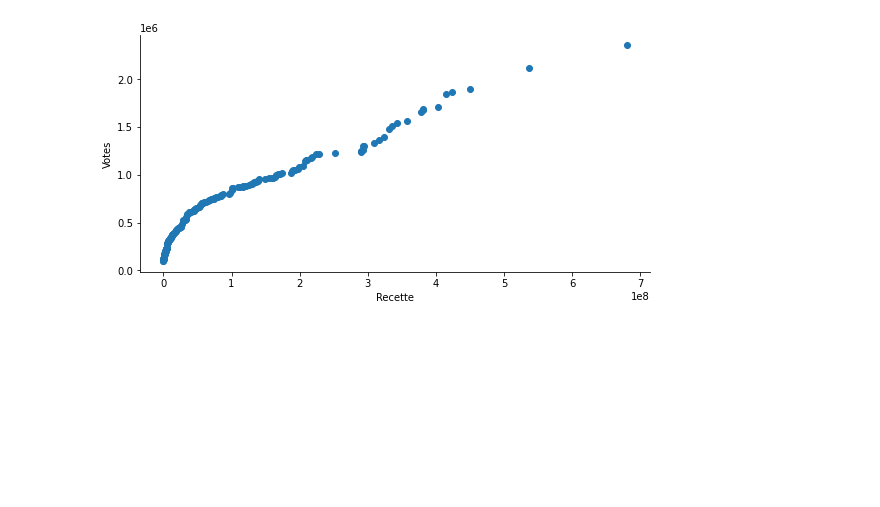
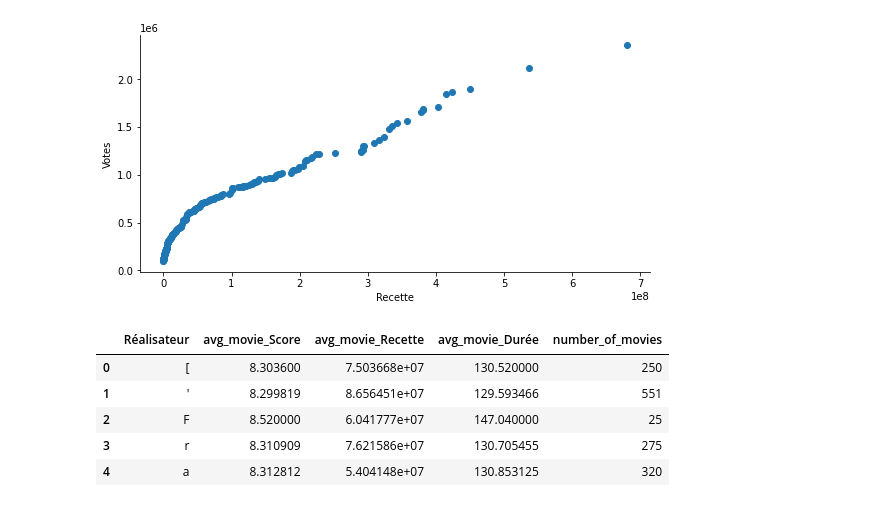
Before and after one commit to clement-camara/imdb-scrapping, a Jupyter notebook: Scraping-IMDB-refacto .ipynb, the cells around one changed output. Drawn from its saved outputs; the diff is of its cells as text; code cells hidden in the pictures; blank space fills up the shorter version.

```diff
--- a/Scraping-IMDB-refacto .ipynb
+++ b/Scraping-IMDB-refacto .ipynb
@@ -26,7 +26,6 @@ movies
 movies.Titre = movies.Titre.astype(str).astype(str)
 movies.Année = movies.Année.astype(str).astype(int)
 movies.Score = movies.Score.astype(str).astype(float)
-movies.Réalisateur = movies.Réalisateur.astype(str).astype(str)
 movies.Votes = movies.Votes.astype(str).astype(int)
 movies.Recette = movies.Recette.astype(str)
 movies.Recette = movies.Recette.apply(lambda x: x.replace(",", ""))
@@ -159,3 +158,50 @@ pplot(movies, x="Recette", y="Votes", kind='qq',height=4, aspect=2)
 # %% [output]
 <seaborn.axisgrid.PairGrid at 0x...>
 [figure]
+# %%
+def create_transformed_df(old_df, elem_list, features_list):
+    """elem_list should be in type list"""
+    from statistics import mean
+    new_dict = {}
+    for index, elems in zip(old_df.index, old_df[elem_list]):
+        for elem in elems:
+            if elem in new_dict.keys():
+                for j, feature in enumerate(features_list):
+                    new_dict[elem][j].append(float(old_df.loc[index, feature]))
+            else:
+                new_dict[elem] = [[] for i in range(len(features_list))]
+                for j, feature in enumerate(features_list):
+                    new_dict[elem][j].append(float(old_df.loc[index, feature]))
+
+    headers = [elem_list]
+    for i in features_list:
+        headers.append(f'avg_movie_{i}')
+    headers.append('number_of_movies')  ##? how to name?
+
+    new_df = pd.DataFrame(columns=headers)
+
+    for key in new_dict:
+        row = []
+        row.append(key)
+        for i, col in enumerate(headers[1:-1]):
+            mean_val = mean(new_dict[key][i])
+            row.append(mean_val)
+        num = len(new_dict[key][0])
+        row.append(num)
+
+        length = len(new_df)
+        new_df.loc[length] = row
+
+    return new_df
+
+
+directors = create_transformed_df(movies, 'Réalisateur',
+                                  ['Score', 'Recette', 'Durée'])
+directors.head()
+# %% [output]
+|  | Réalisateur | avg_movie_Score | avg_movie_Recette | avg_movie_Durée | number_of_movies |
+| 0 | [ | 8.303600 | 7.503668e+07 | 130.520000 | 250 |
+| 1 | ' | 8.299819 | 8.656451e+07 | 129.593466 | 551 |
+| 2 | F | 8.520000 | 6.041777e+07 | 147.040000 | 25 |
+| 3 | r | 8.310909 | 7.621586e+07 | 130.705455 | 275 |
+| 4 | a | 8.312812 | 5.404148e+07 | 130.853125 | 320 |
```
Also changed, not shown: parts of 1 cell of this notebook.
